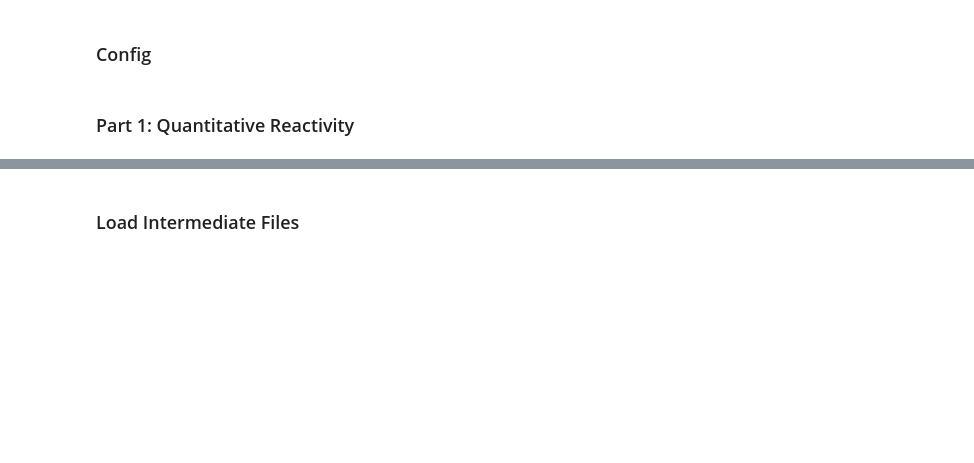
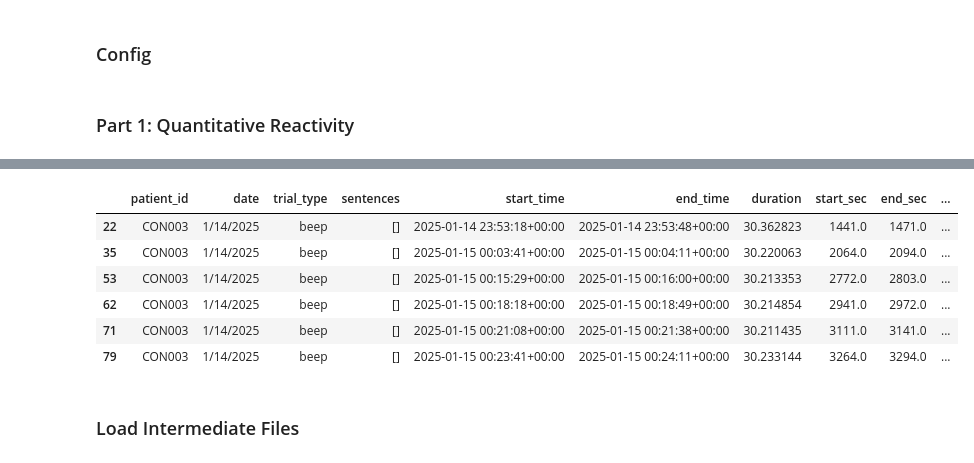
Before and after one commit to EEG-project-capstone/eeg-auditory-stimulus, a Jupyter notebook: notebooks/johnsen_quan.ipynb, the cells around one changed output, grey strips where cells are left out. Cells and saved outputs as stored; diff of their text form; code cells hidden in the pictures; blank space fills up the shorter version.

```diff
--- a/notebooks/johnsen_quan.ipynb
+++ b/notebooks/johnsen_quan.ipynb
@@ -410,6 +406,9 @@ cat_df
 for _, row in cat_df.iterrows():
     date_str = row.date.strftime('%Y%m%d')
     file_name = f"{row.patient_id}_{date_str}"
+
+    if not str(row.patient_id) == 'CON003':
+        continue
 
     print(f"Reading {file_name}")
     stim_csv_path = os.path.join(config['stimuli_dir'], f"{file_name}.csv")
@@ -511,3 +574,13 @@ for _, row in cat_df.iterrows():
+# %%
+patient_trial
+# %% [output]
+|  | patient_id | date | trial_type | sentences | start_time | end_time | duration | start_sec | end_sec | ... |
+| 22 | CON003 | 1/14/2025 | beep | [] | 2025-01-14 23:53:18+00:00 | 2025-01-14 23:53:48+00:00 | 30.362823 | 1441.0 | 1471.0 | ... |
+| 35 | CON003 | 1/14/2025 | beep | [] | 2025-01-15 00:03:41+00:00 | 2025-01-15 00:04:11+00:00 | 30.220063 | 2064.0 | 2094.0 | ... |
+| 53 | CON003 | 1/14/2025 | beep | [] | 2025-01-15 00:15:29+00:00 | 2025-01-15 00:16:00+00:00 | 30.213353 | 2772.0 | 2803.0 | ... |
+| 62 | CON003 | 1/14/2025 | beep | [] | 2025-01-15 00:18:18+00:00 | 2025-01-15 00:18:49+00:00 | 30.214854 | 2941.0 | 2972.0 | ... |
+| 71 | CON003 | 1/14/2025 | beep | [] | 2025-01-15 00:21:08+00:00 | 2025-01-15 00:21:38+00:00 | 30.211435 | 3111.0 | 3141.0 | ... |
+| 79 | CON003 | 1/14/2025 | beep | [] | 2025-01-15 00:23:41+00:00 | 2025-01-15 00:24:11+00:00 | 30.233144 | 3264.0 | 3294.0 | ... |
 # %% [markdown]
 ### Load Intermediate Files
 # %%
```
Also changed, not shown: parts of 2 cells of this notebook.
